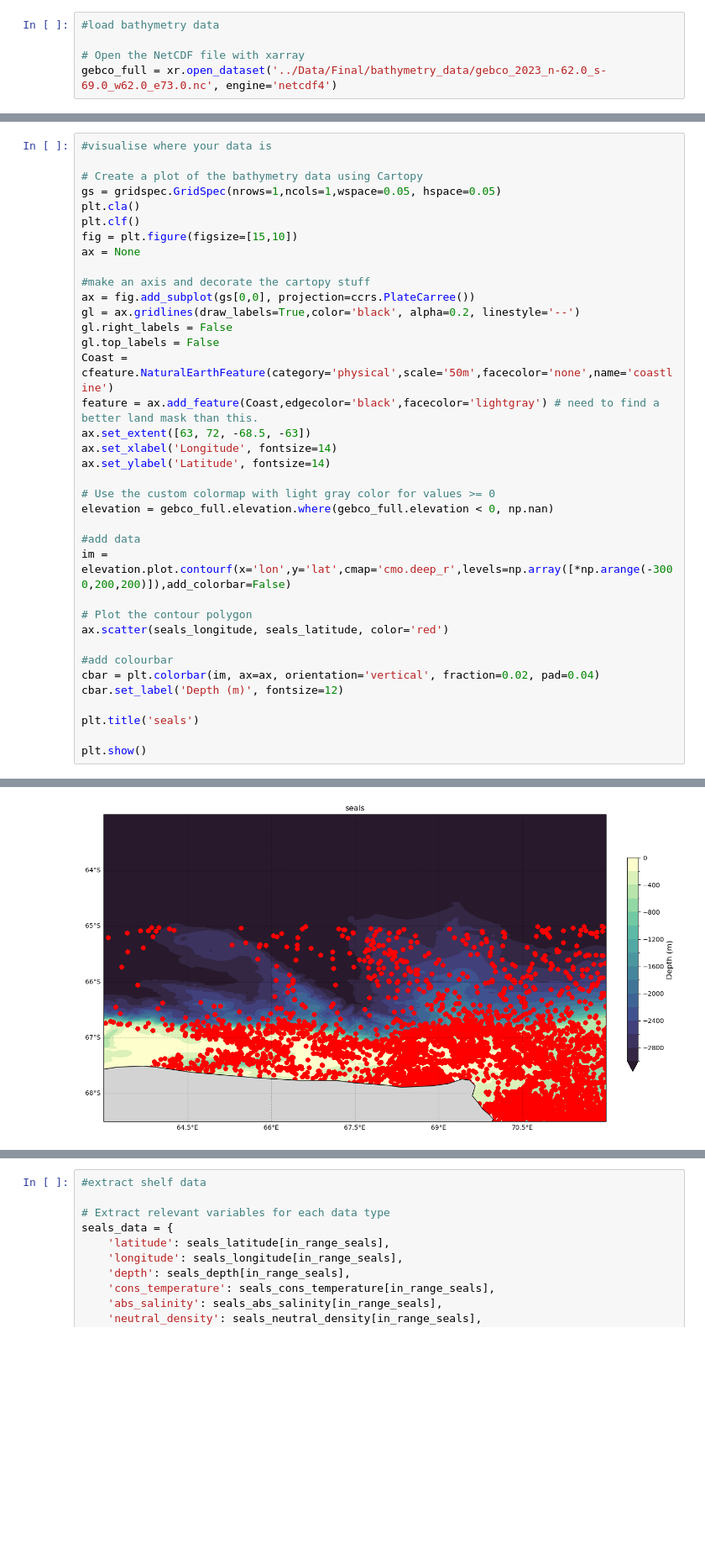
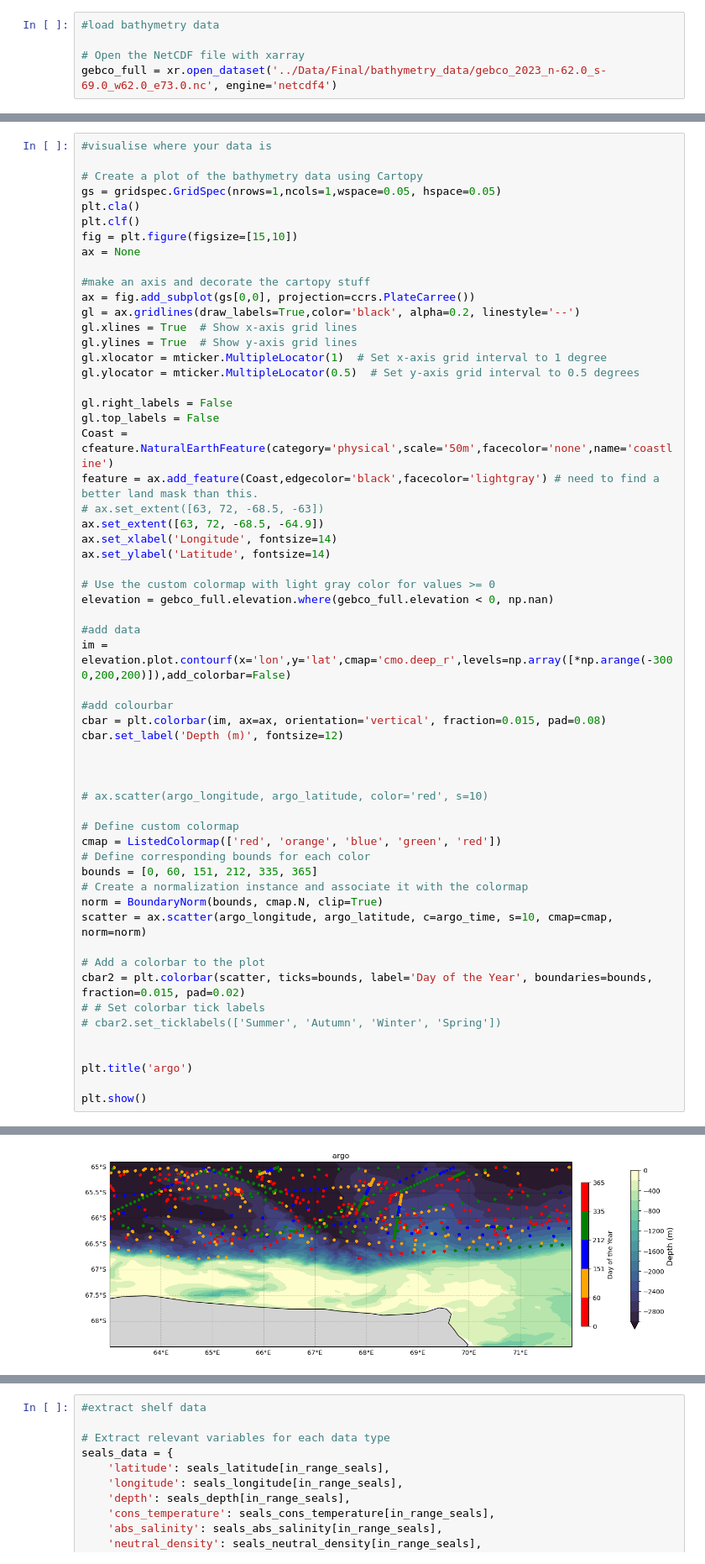
Before and after one commit to SiennaNeve/CDObs, a Jupyter notebook: Notebooks/find_transects.ipynb, the cells around one changed output, grey strips where cells are left out. Shown at 84% size. Drawn from its saved outputs; the diff is of its cells as text; blank space fills up the shorter version.

Commit message:
fixed neu dens contours

```diff
--- a/Notebooks/find_transects.ipynb
+++ b/Notebooks/find_transects.ipynb
@@ -362,40 +460,61 @@ gebco_full = xr.open_dataset('../Data/Final/bathymetry_data/gebco_2023_n-62.0_s-
 # Create a plot of the bathymetry data using Cartopy
 gs = gridspec.GridSpec(nrows=1,ncols=1,wspace=0.05, hspace=0.05)
 plt.cla()
 plt.clf()
 fig = plt.figure(figsize=[15,10])
 ax = None
 
 #make an axis and decorate the cartopy stuff
 ax = fig.add_subplot(gs[0,0], projection=ccrs.PlateCarree())
 gl = ax.gridlines(draw_labels=True,color='black', alpha=0.2, linestyle='--')
+gl.xlines = True  # Show x-axis grid lines
+gl.ylines = True  # Show y-axis grid lines
+gl.xlocator = mticker.MultipleLocator(1)  # Set x-axis grid interval to 1 degree
+gl.ylocator = mticker.MultipleLocator(0.5)  # Set y-axis grid interval to 0.5 degrees
+
 gl.right_labels = False
 gl.top_labels = False
 Coast = cfeature.NaturalEarthFeature(category='physical',scale='50m',facecolor='none',name='coastline')
 feature = ax.add_feature(Coast,edgecolor='black',facecolor='lightgray') # need to find a better land mask than this.
-ax.set_extent([63, 72, -68.5, -63])
+# ax.set_extent([63, 72, -68.5, -63])
+ax.set_extent([63, 72, -68.5, -64.9])
 ax.set_xlabel('Longitude', fontsize=14)
 ax.set_ylabel('Latitude', fontsize=14)
 
 # Use the custom colormap with light gray color for values >= 0
 elevation = gebco_full.elevation.where(gebco_full.elevation < 0, np.nan)
 
 #add data
 im = elevation.plot.contourf(x='lon',y='lat',cmap='cmo.deep_r',levels=np.array([*np.arange(-3000,200,200)]),add_colorbar=False)
 
-# Plot the contour polygon
-ax.scatter(seals_longitude, seals_latitude, color='red')
-
 #add colourbar
-cbar = plt.colorbar(im, ax=ax, orientation='vertical', fraction=0.02, pad=0.04)
+cbar = plt.colorbar(im, ax=ax, orientation='vertical', fraction=0.015, pad=0.08)
 cbar.set_label('Depth (m)', fontsize=12)
 
-plt.title('seals')
+
+
+# ax.scatter(argo_longitude, argo_latitude, color='red', s=10)
+
+# Define custom colormap
+cmap = ListedColormap(['red', 'orange', 'blue', 'green', 'red'])
+# Define corresponding bounds for each color
+bounds = [0, 60, 151, 212, 335, 365]
+# Create a normalization instance and associate it with the colormap
+norm = BoundaryNorm(bounds, cmap.N, clip=True)
+scatter = ax.scatter(argo_longitude, argo_latitude, c=argo_time, s=10, cmap=cmap, norm=norm)
+
+# Add a colorbar to the plot
+cbar2 = plt.colorbar(scatter, ticks=bounds, label='Day of the Year', boundaries=bounds, fraction=0.015, pad=0.02)
+# # Set colorbar tick labels
+# cbar2.set_ticklabels(['Summer', 'Autumn', 'Winter', 'Spring'])
+
+
+plt.title('argo')
 
 plt.show()
 # %% [output]
 <Figure size 640x480 with 0 Axes>
-[figure, old version]
+[figure, new version]
 # %%
 #visualise where your data is
 
```
Also changed, not shown: parts of 24 cells of this notebook, 3 other files.
